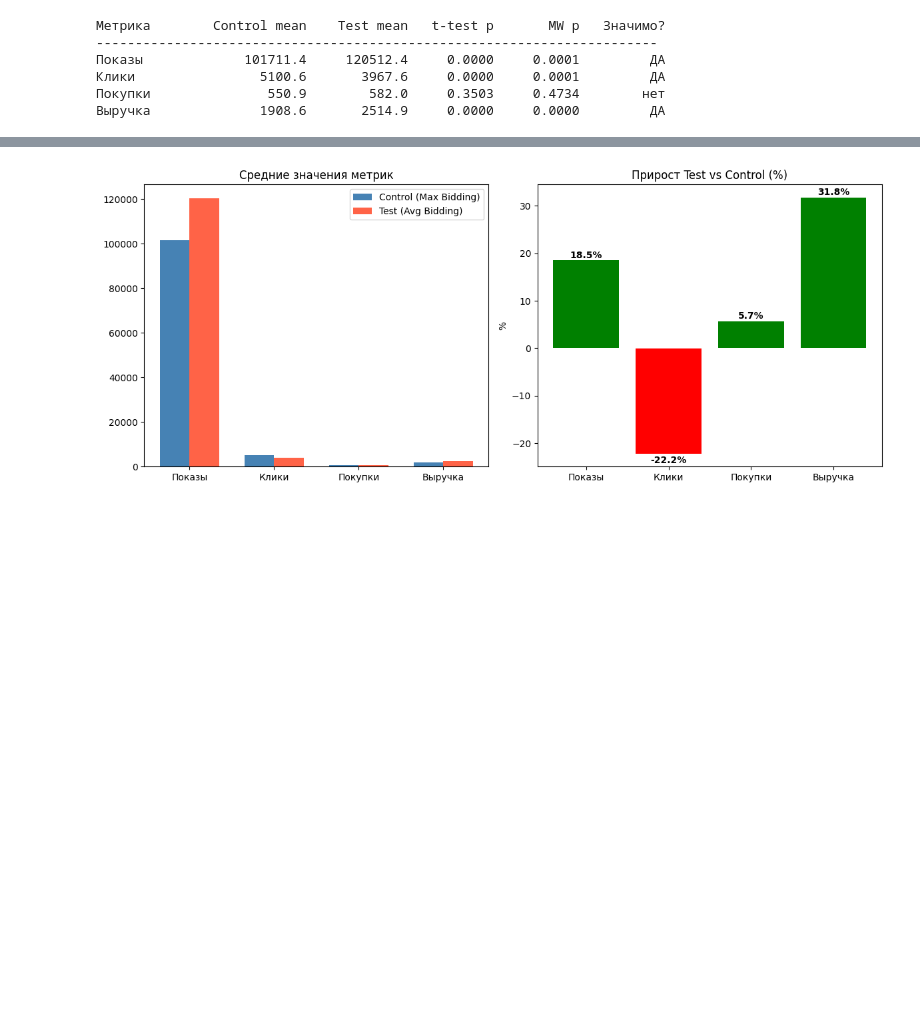
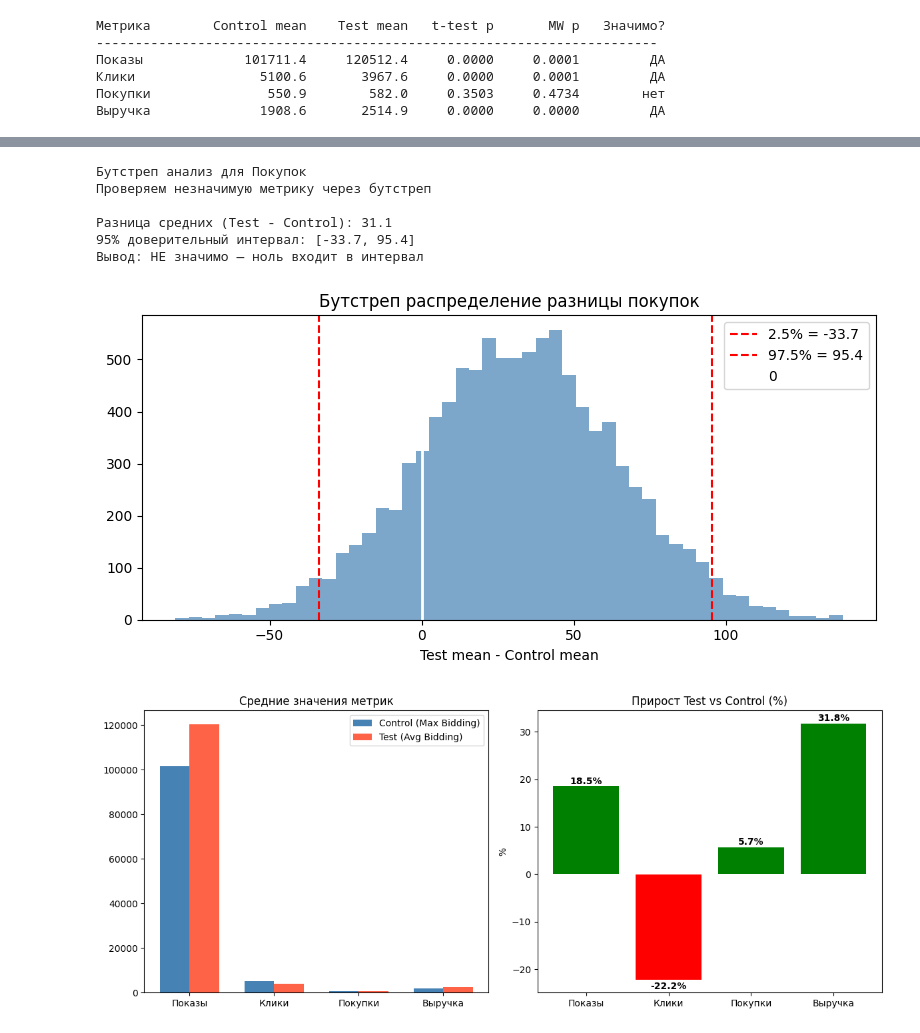
Before and after one commit to QweRtyXN/analytics, a Jupyter notebook: abtest/ab_facebook.ipynb, the cells around one changed output, grey strips where cells are left out. Saved outputs shown, nothing was run; the diff lists cells and outputs as text; code cells hidden in the pictures; blank space fills up the shorter version.

Commit message:
Facebook AB test results addition

```diff
--- a/abtest/ab_facebook.ipynb
+++ b/abtest/ab_facebook.ipynb
@@ -120,0 +177,16 @@ for metric, name in zip(metrics, names):
+# %%
+# 3. Поправка Бонферрони
+print("Поправка Бонферрони на множественное тестирование")
+print(f"Проводим {len(metrics)} тестов одновременно")
+print(f"Скорректированный уровень значимости: 0.05 / {len(metrics)} = {0.05/len(metrics):.4f}\n")
+
+alpha_corrected = 0.05 / len(metrics)
+
+print(f"{'Метрика':<12} {'p-value':>10} {'p < 0.05':>10} {'p < {:.4f}'.format(alpha_corrected):>12} {'Вывод':>15}")
+print("-" * 65)
+
+for metric, name in zip(metrics, names):
+    _, p = stats.ttest_ind(control[metric], test[metric])
+    sig_original = "ДА" if p < 0.05 else "нет"
+    sig_corrected = "ДА ✓" if p < alpha_corrected else "нет ✗"
+    print(f"{name:<12} {p:>10.4f} {sig_original:>10} {sig_corrected:>12}")
@@ -121,3 +204,42 @@ for metric, name in zip(metrics, names):
+# %%
+# 4. Бутстреп для покупок
+print("Бутстреп анализ для Покупок")
+print("Проверяем незначимую метрику через бутстреп\n")
+
+np.random.seed(42)
+n_bootstrap = 10000
+boot_diffs = []
+
+for _ in range(n_bootstrap):
+    boot_control = np.random.choice(control['Purchase'], size=len(control), replace=True)
+    boot_test = np.random.choice(test['Purchase'], size=len(test), replace=True)
+    boot_diffs.append(boot_test.mean() - boot_control.mean())
+
+boot_diffs = np.array(boot_diffs)
+ci_low, ci_high = np.percentile(boot_diffs, [2.5, 97.5])
+
+print(f"Разница средних (Test - Control): {test['Purchase'].mean() - control['Purchase'].mean():.1f}")
+print(f"95% доверительный интервал: [{ci_low:.1f}, {ci_high:.1f}]")
+print(f"Вывод: {'Значимо' if ci_low > 0 or ci_high < 0 else 'НЕ значимо — ноль входит в интервал'}")
+
+plt.figure(figsize=(8, 4))
+plt.hist(boot_diffs, bins=50, color='steelblue', alpha=0.7)
+plt.axvline(ci_low, color='red', linestyle='--', label=f'2.5% = {ci_low:.1f}')
+plt.axvline(ci_high, color='red', linestyle='--', label=f'97.5% = {ci_high:.1f}')
+plt.axvline(0, color='white', linestyle='-', linewidth=2, label='0')
+plt.title('Бутстреп распределение разницы покупок')
+plt.xlabel('Test mean - Control mean')
+plt.legend()
+plt.tight_layout()
+plt.show()
+# %% [output]
+Бутстреп анализ для Покупок
+Проверяем незначимую метрику через бутстреп
+
+Разница средних (Test - Control): 31.1
+95% доверительный интервал: [-33.7, 95.4]
+Вывод: НЕ значимо — ноль входит в интервал
+[figure, added]
 # %%
 fig, axes = plt.subplots(1, 2, figsize=(12, 5))
 
```
Also changed, not shown: parts of 4 cells of this notebook.
